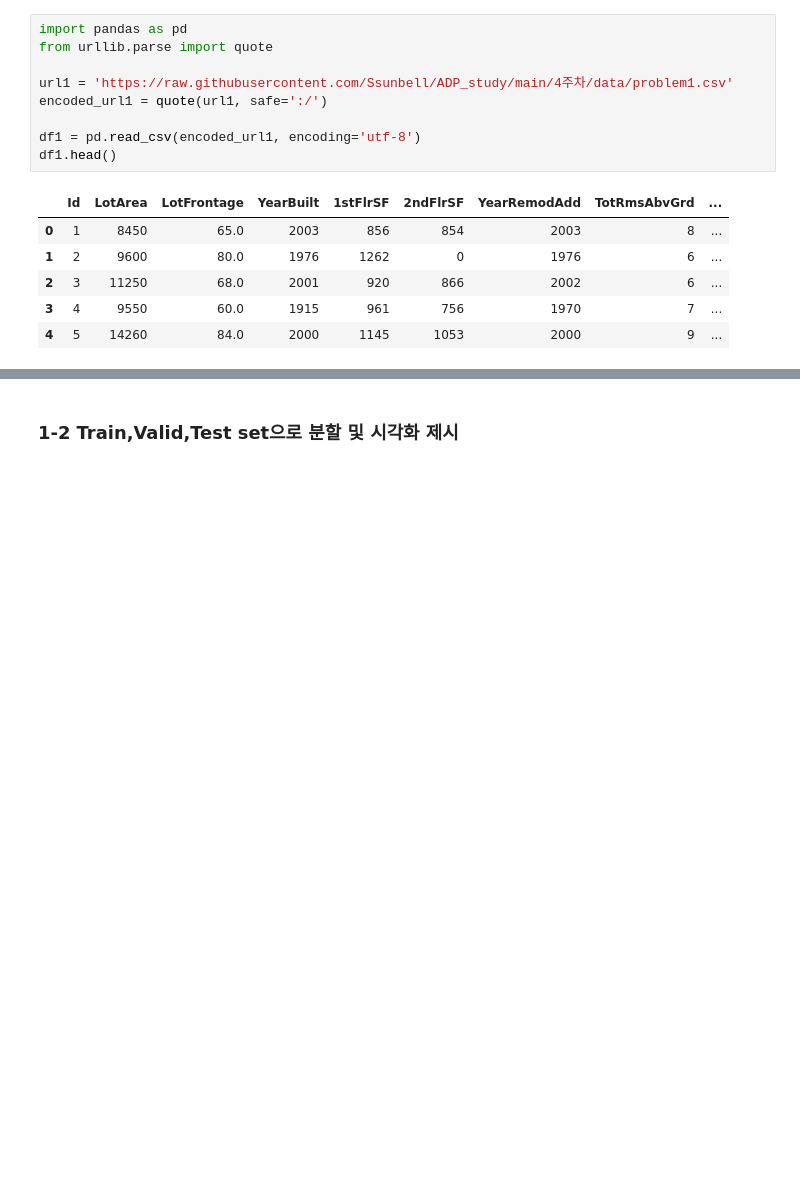
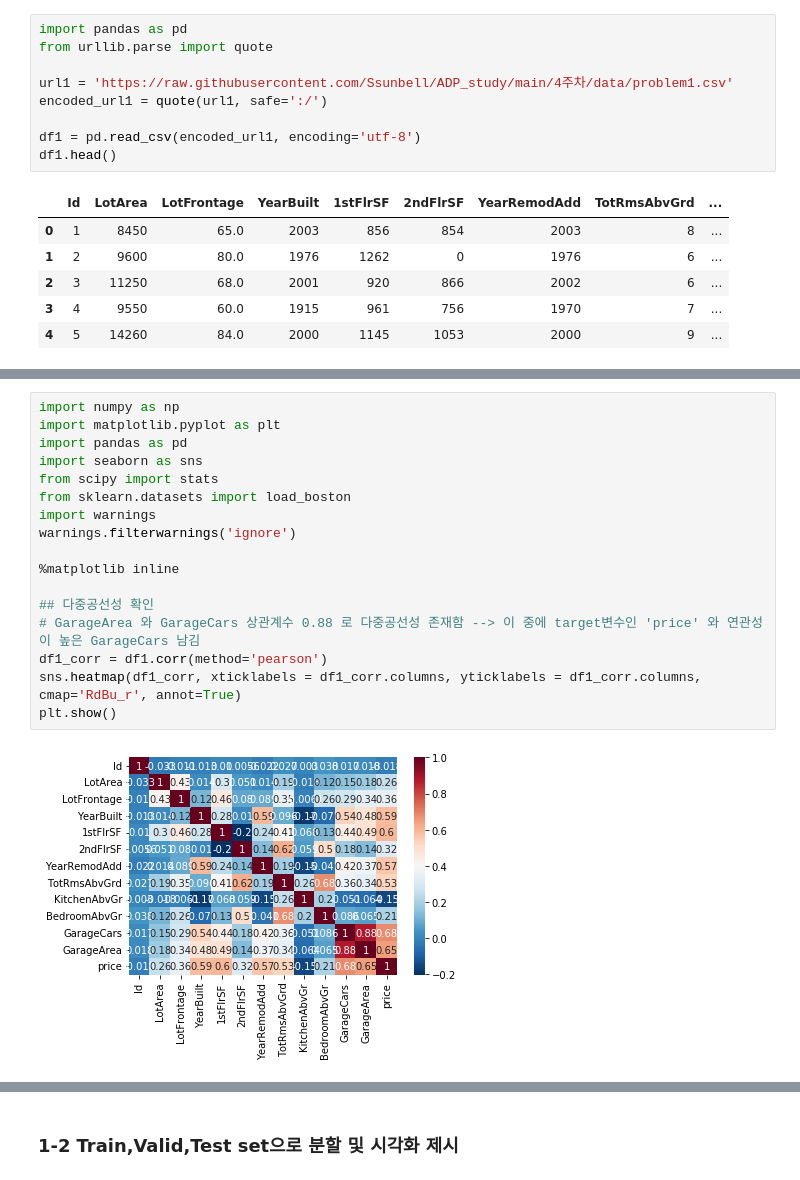
Before and after one commit to Ssunbell/ADP_study, a Jupyter notebook: 4주차/boeun/17회_기출문제_boeun.ipynb, the cells around one changed output, grey strips where cells are left out. Drawn from its saved outputs; the diff is of its cells as text; blank space fills up the shorter version.

```diff
--- a/4주차/boeun/17회_기출문제_boeun.ipynb
+++ b/4주차/boeun/17회_기출문제_boeun.ipynb
@@ -24,0 +57,19 @@ df1.head()
+# %%
+import numpy as np
+import matplotlib.pyplot as plt
+import pandas as pd
+import seaborn as sns
+from scipy import stats
+from sklearn.datasets import load_boston
+import warnings
+warnings.filterwarnings('ignore')
+
+%matplotlib inline
+
+## 다중공선성 확인
+# GarageArea 와 GarageCars 상관계수 0.88 로 다중공선성 존재함 --> 이 중에 target변수인 'price' 와 연관성이 높은 GarageCars 남김
+df1_corr = df1.corr(method='pearson')
+sns.heatmap(df1_corr, xticklabels = df1_corr.columns, yticklabels = df1_corr.columns, cmap='RdBu_r', annot=True)
+plt.show()
+# %% [output]
+[figure, added]
```
Also changed, not shown: parts of 31 cells of this notebook, 5 other files.
